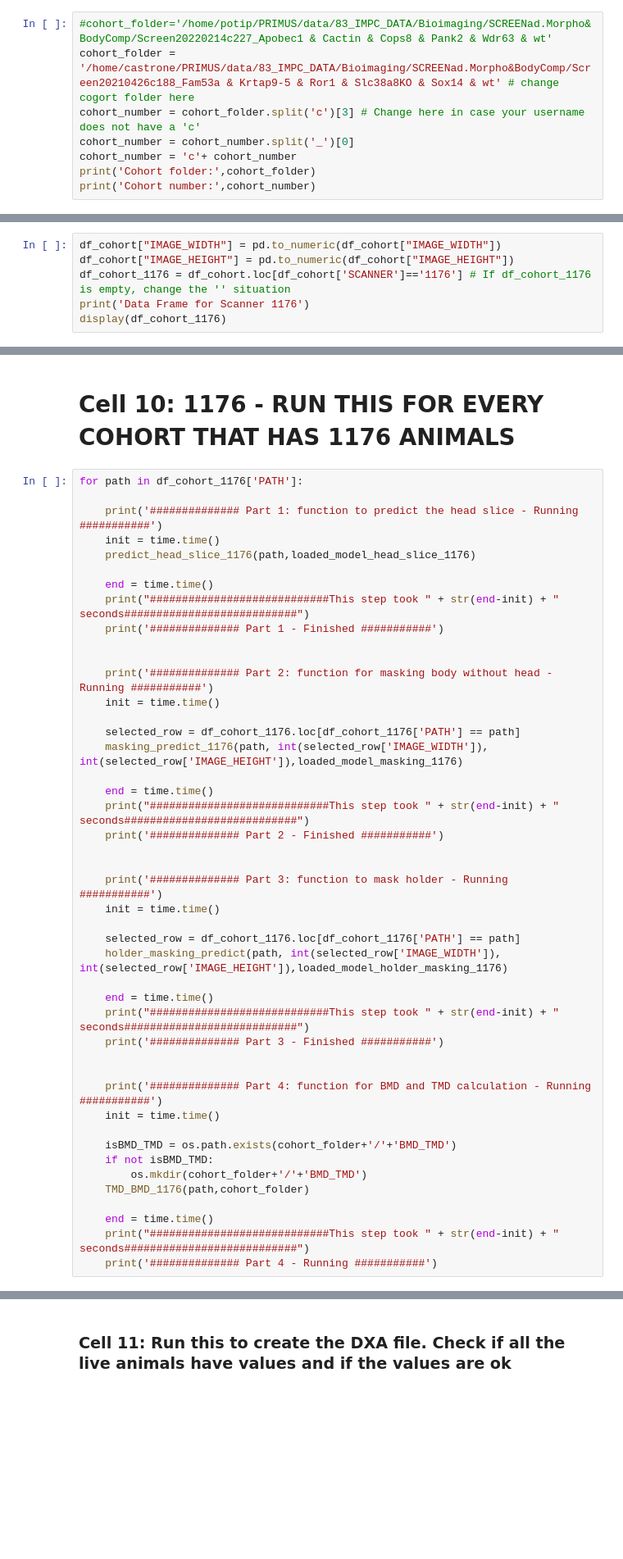
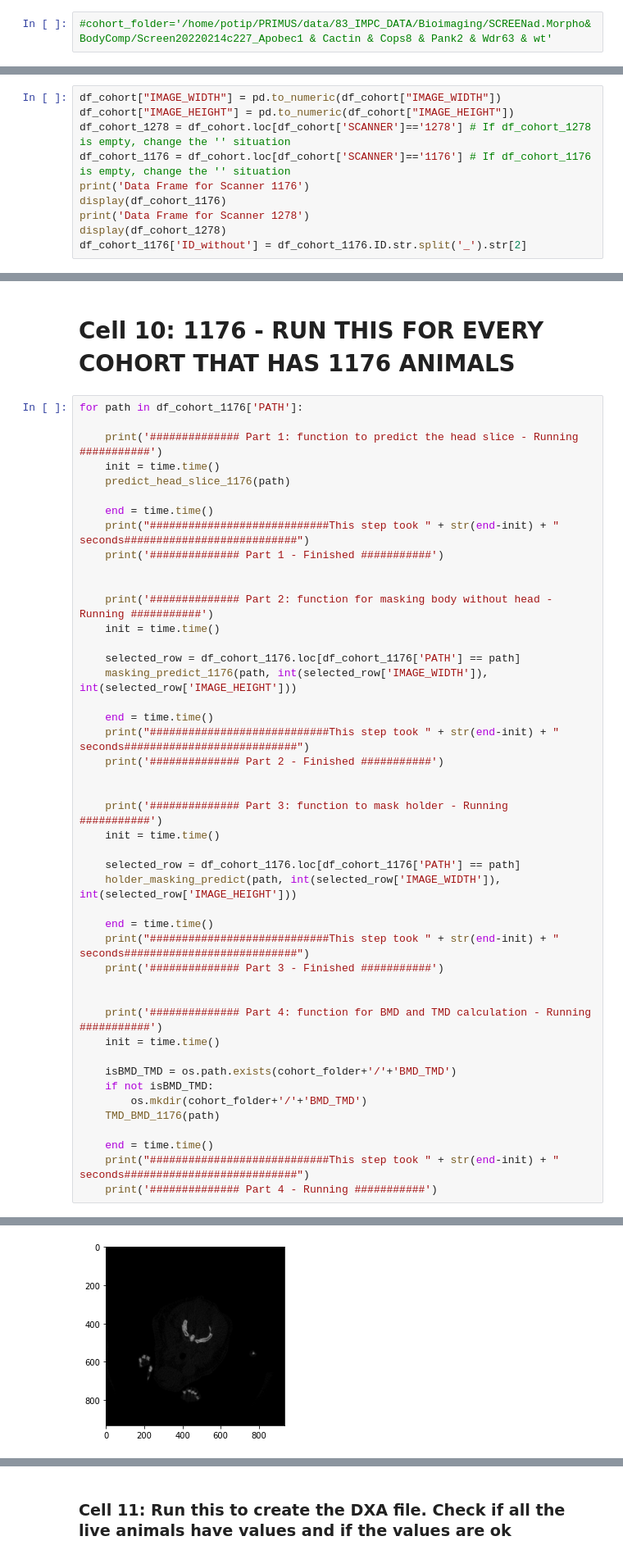
Before and after one commit to vendanov/SkullShape_clone, a Jupyter notebook: fancy_tmd_bmd/TMD_BMD_fancy_old.ipynb, the cells around one changed output, grey strips where cells are left out. Shown at 82% size. Drawn from its saved outputs; the diff is of its cells as text; blank space fills up the shorter version.

```diff
--- a/fancy_tmd_bmd/TMD_BMD_fancy_old.ipynb
+++ b/fancy_tmd_bmd/TMD_BMD_fancy_old.ipynb
@@ -205,8 +257,2 @@ def analyse_folder(parent):
 # %%
 #cohort_folder='/home/potip/PRIMUS/data/83_IMPC_DATA/Bioimaging/SCREENad.Morpho&BodyComp/Screen20220214c227_Apobec1 & Cactin & Cops8 & Pank2 & Wdr63 & wt'
-cohort_folder = '/home/castrone/PRIMUS/data/83_IMPC_DATA/Bioimaging/SCREENad.Morpho&BodyComp/Screen20210426c188_Fam53a & Krtap9-5 & Ror1 & Slc38a8KO & Sox14 & wt' # change cogort folder here
-cohort_number = cohort_folder.split('c')[3] # Change here in case your username does not have a 'c'
-cohort_number = cohort_number.split('_')[0]
-cohort_number = 'c'+ cohort_number
-print('Cohort folder:',cohort_folder)
-print('Cohort number:',cohort_number)
@@ -234,6 +319,10 @@ df_cohort
 # %%
 df_cohort["IMAGE_WIDTH"] = pd.to_numeric(df_cohort["IMAGE_WIDTH"])
 df_cohort["IMAGE_HEIGHT"] = pd.to_numeric(df_cohort["IMAGE_HEIGHT"])
+df_cohort_1278 = df_cohort.loc[df_cohort['SCANNER']=='1278'] # If df_cohort_1278 is empty, change the '' situation
 df_cohort_1176 = df_cohort.loc[df_cohort['SCANNER']=='1176'] # If df_cohort_1176 is empty, change the '' situation
 print('Data Frame for Scanner 1176')
 display(df_cohort_1176)
+print('Data Frame for Scanner 1278')
+display(df_cohort_1278)
+df_cohort_1176['ID_without'] = df_cohort_1176.ID.str.split('_').str[2]
@@ -267,7 +408,7 @@ for path in df_cohort_1176['PATH']:
 
     print('############## Part 1: function to predict the head slice - Running ###########')
     init = time.time()
-    predict_head_slice_1176(path,loaded_model_head_slice_1176)
+    predict_head_slice_1176(path)
 
     end = time.time()
     print("############################This step took " + str(end-init) + " seconds###########################")
@@ -278,7 +419,7 @@ for path in df_cohort_1176['PATH']:
     init = time.time()
 
     selected_row = df_cohort_1176.loc[df_cohort_1176['PATH'] == path]
-    masking_predict_1176(path, int(selected_row['IMAGE_WIDTH']), int(selected_row['IMAGE_HEIGHT']),loaded_model_masking_1176)
+    masking_predict_1176(path, int(selected_row['IMAGE_WIDTH']), int(selected_row['IMAGE_HEIGHT']))
 
     end = time.time()
     print("############################This step took " + str(end-init) + " seconds###########################")
@@ -289,7 +430,7 @@ for path in df_cohort_1176['PATH']:
     init = time.time()
 
     selected_row = df_cohort_1176.loc[df_cohort_1176['PATH'] == path]
-    holder_masking_predict(path, int(selected_row['IMAGE_WIDTH']), int(selected_row['IMAGE_HEIGHT']),loaded_model_holder_masking_1176)
+    holder_masking_predict(path, int(selected_row['IMAGE_WIDTH']), int(selected_row['IMAGE_HEIGHT']))
 
     end = time.time()
     print("############################This step took " + str(end-init) + " seconds###########################")
@@ -302,8 +443,9 @@ for path in df_cohort_1176['PATH']:
     isBMD_TMD = os.path.exists(cohort_folder+'/'+'BMD_TMD')
     if not isBMD_TMD:
         os.mkdir(cohort_folder+'/'+'BMD_TMD')
-    TMD_BMD_1176(path,cohort_folder)
+    TMD_BMD_1176(path)
 
     end = time.time()
     print("############################This step took " + str(end-init) + " seconds###########################")
     print('############## Part 4 - Running ###########')
+# %% [output]
@@ -309,0 +469 @@ for path in df_cohort_1176['PATH']:
+[figure, added]
```
Also changed, not shown: parts of 34 cells of this notebook, 11 other files.
